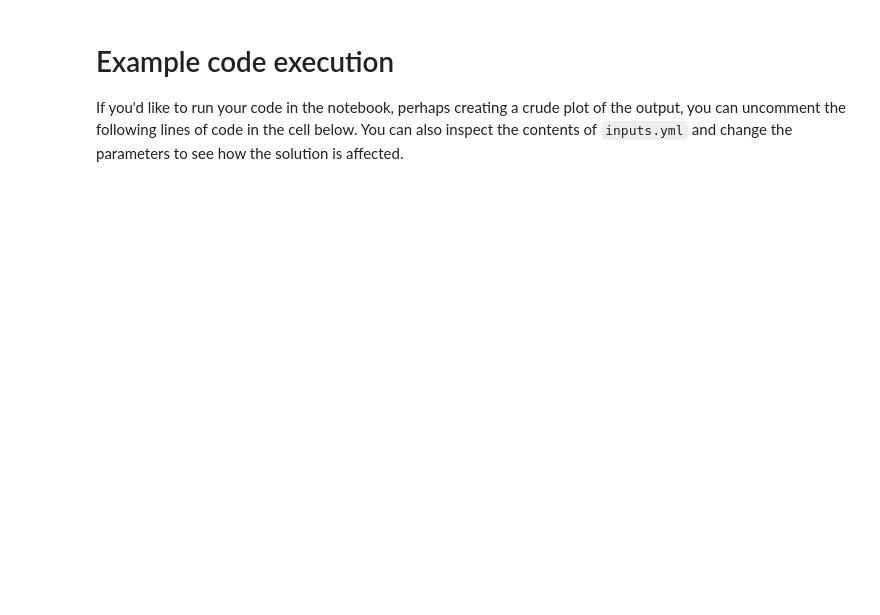
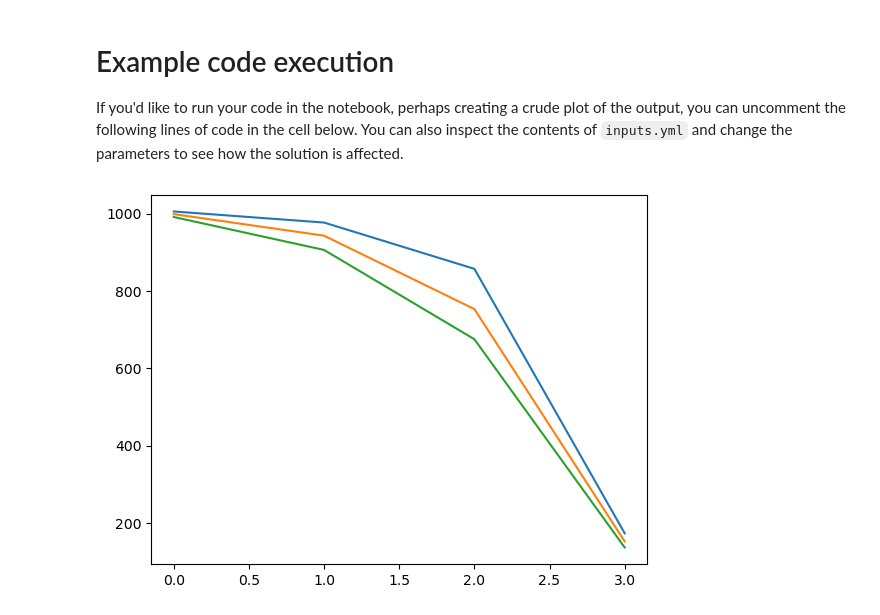
Before and after one commit to bionicyetti/assignment4, a Jupyter notebook: assignment4.ipynb, the cells around one changed output. Saved outputs shown, nothing was run; the diff lists cells and outputs as text; code cells hidden in the pictures; blank space fills up the shorter version.

```diff
--- a/assignment4.ipynb
+++ b/assignment4.ipynb
@@ -150,6 +176,8 @@ class OneDimReservoir():
 
 If you'd like to run your code in the notebook, perhaps creating a crude plot of the output, you can uncomment the following lines of code in the cell below.  You can also inspect the contents of `inputs.yml` and change the parameters to see how the solution is affected.
 # %%
-#implicit = OneDimReservoir('inputs.yml')
-#implicit.solve()
-#implicit.plot()
+implicit = OneDimReservoir('inputs.yml')
+implicit.solve()
+implicit.plot()
+# %% [output]
+[figure, added]
```
Also changed, not shown: parts of 1 cell of this notebook.
